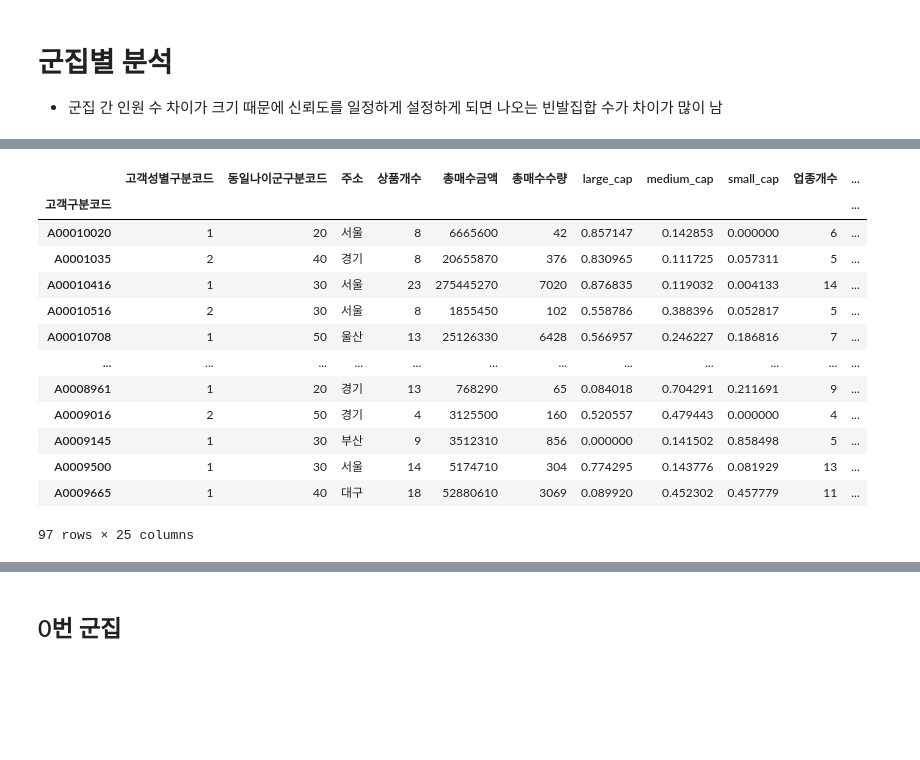
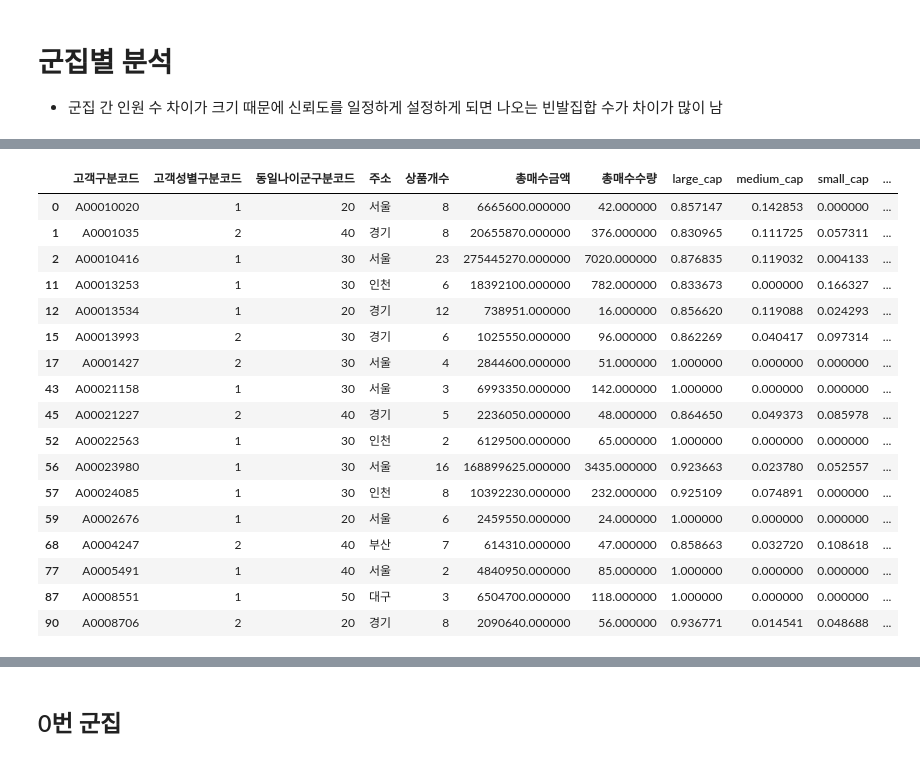
Before and after one commit to christine127/Portfolio_Recommendation_Project, a Jupyter notebook: 연관규칙_최종.ipynb, the cells around one changed output, grey strips where cells are left out. Saved outputs shown, nothing was run; the diff lists cells and outputs as text; code cells hidden in the pictures; blank space fills up the shorter version.

```diff
--- a/연관규칙_최종.ipynb
+++ b/연관규칙_최종.ipynb
@@ -250,19 +287,23 @@ rules_whole.reset_index(inplace= True)
+# %%
+sample_info.loc[sample_info['cluster'] ==1]
+# %% [output]
+|  | 고객구분코드 | 고객성별구분코드 | 동일나이군구분코드 | 주소 | 상품개수 | 총매수금액 | 총매수수량 | large_cap | medium_cap | small_cap | ... |
+| 0 | A00010020 | 1 | 20 | 서울 | 8 | 6665600.000000 | 42.000000 | 0.857147 | 0.142853 | 0.000000 | ... |
+| 1 | A0001035 | 2 | 40 | 경기 | 8 | 20655870.000000 | 376.000000 | 0.830965 | 0.111725 | 0.057311 | ... |
+| 2 | A00010416 | 1 | 30 | 서울 | 23 | 275445270.000000 | 7020.000000 | 0.876835 | 0.119032 | 0.004133 | ... |
+| 11 | A00013253 | 1 | 30 | 인천 | 6 | 18392100.000000 | 782.000000 | 0.833673 | 0.000000 | 0.166327 | ... |
+| 12 | A00013534 | 1 | 20 | 경기 | 12 | 738951.000000 | 16.000000 | 0.856620 | 0.119088 | 0.024293 | ... |
+| 15 | A00013993 | 2 | 30 | 경기 | 6 | 1025550.000000 | 96.000000 | 0.862269 | 0.040417 | 0.097314 | ... |
+| 17 | A0001427 | 2 | 30 | 서울 | 4 | 2844600.000000 | 51.000000 | 1.000000 | 0.000000 | 0.000000 | ... |
+| 43 | A00021158 | 1 | 30 | 서울 | 3 | 6993350.000000 | 142.000000 | 1.000000 | 0.000000 | 0.000000 | ... |
+| 45 | A00021227 | 2 | 40 | 경기 | 5 | 2236050.000000 | 48.000000 | 0.864650 | 0.049373 | 0.085978 | ... |
+| 52 | A00022563 | 1 | 30 | 인천 | 2 | 6129500.000000 | 65.000000 | 1.000000 | 0.000000 | 0.000000 | ... |
+| 56 | A00023980 | 1 | 30 | 서울 | 16 | 168899625.000000 | 3435.000000 | 0.923663 | 0.023780 | 0.052557 | ... |
+| 57 | A00024085 | 1 | 30 | 인천 | 8 | 10392230.000000 | 232.000000 | 0.925109 | 0.074891 | 0.000000 | ... |
+| 59 | A0002676 | 1 | 20 | 서울 | 6 | 2459550.000000 | 24.000000 | 1.000000 | 0.000000 | 0.000000 | ... |
+| 68 | A0004247 | 2 | 40 | 부산 | 7 | 614310.000000 | 47.000000 | 0.858663 | 0.032720 | 0.108618 | ... |
+| 77 | A0005491 | 1 | 40 | 서울 | 2 | 4840950.000000 | 85.000000 | 1.000000 | 0.000000 | 0.000000 | ... |
+| 87 | A0008551 | 1 | 50 | 대구 | 3 | 6504700.000000 | 118.000000 | 1.000000 | 0.000000 | 0.000000 | ... |
+| 90 | A0008706 | 2 | 20 | 경기 | 8 | 2090640.000000 | 56.000000 | 0.936771 | 0.014541 | 0.048688 | ... |
 # %%
 sample_rule, sample_set = sample_recommendation(0, rules_whole)
-# %%
-sample_info.col
-# %% [output]
-|  | 고객성별구분코드 | 동일나이군구분코드 | 주소 | 상품개수 | 총매수금액 | 총매수수량 | large_cap | medium_cap | small_cap | 업종개수 | ... |
-| 고객구분코드 |  |  |  |  |  |  |  |  |  |  | ... |
-| A00010020 | 1 | 20 | 서울 | 8 | 6665600 | 42 | 0.857147 | 0.142853 | 0.000000 | 6 | ... |
-| A0001035 | 2 | 40 | 경기 | 8 | 20655870 | 376 | 0.830965 | 0.111725 | 0.057311 | 5 | ... |
-| A00010416 | 1 | 30 | 서울 | 23 | 275445270 | 7020 | 0.876835 | 0.119032 | 0.004133 | 14 | ... |
-| A00010516 | 2 | 30 | 서울 | 8 | 1855450 | 102 | 0.558786 | 0.388396 | 0.052817 | 5 | ... |
-| A00010708 | 1 | 50 | 울산 | 13 | 25126330 | 6428 | 0.566957 | 0.246227 | 0.186816 | 7 | ... |
-| ... | ... | ... | ... | ... | ... | ... | ... | ... | ... | ... | ... |
-| A0008961 | 1 | 20 | 경기 | 13 | 768290 | 65 | 0.084018 | 0.704291 | 0.211691 | 9 | ... |
-| A0009016 | 2 | 50 | 경기 | 4 | 3125500 | 160 | 0.520557 | 0.479443 | 0.000000 | 4 | ... |
-| A0009145 | 1 | 30 | 부산 | 9 | 3512310 | 856 | 0.000000 | 0.141502 | 0.858498 | 5 | ... |
-| A0009500 | 1 | 30 | 서울 | 14 | 5174710 | 304 | 0.774295 | 0.143776 | 0.081929 | 13 | ... |
-| A0009665 | 1 | 40 | 대구 | 18 | 52880610 | 3069 | 0.089920 | 0.452302 | 0.457779 | 11 | ... |
-97 rows × 25 columns
```
Also changed, not shown: parts of 7 cells of this notebook.
